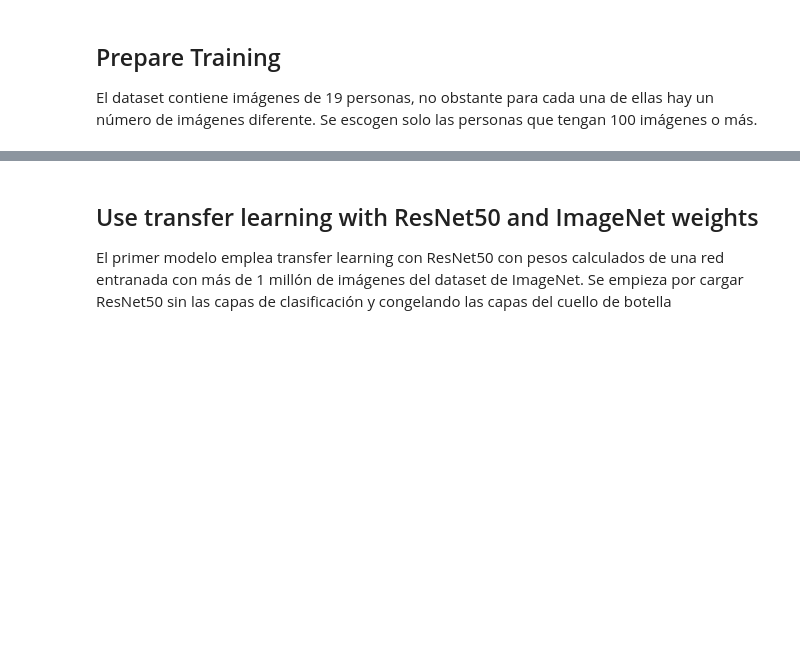
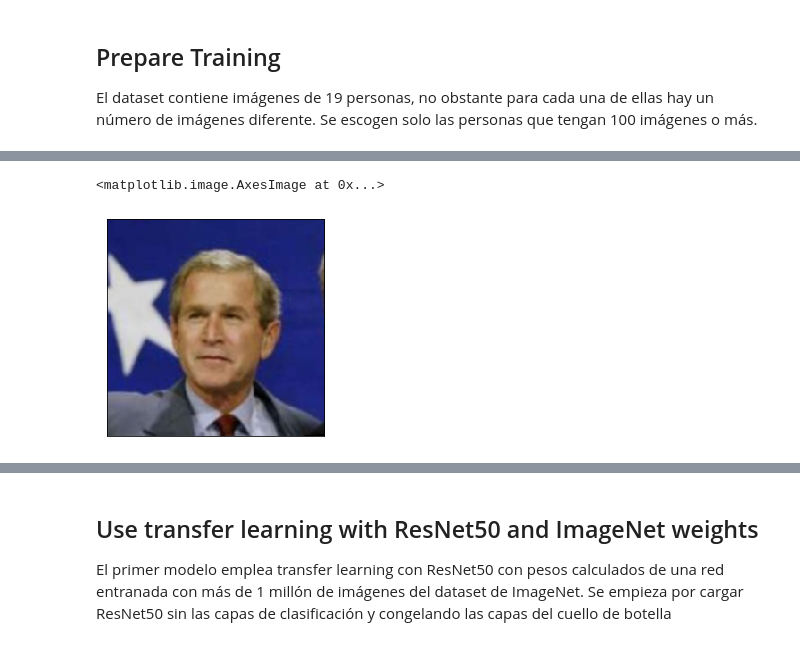
Before and after one commit to SergioCuencaNunez/TFG.-Reconocimiento-Facial, a Jupyter notebook: models/cnn_model_2.ipynb, the cells around one changed output, grey strips where cells are left out. Saved outputs shown, nothing was run; the diff lists cells and outputs as text; code cells hidden in the pictures; blank space fills up the shorter version.

```diff
--- a/models/cnn_model_2.ipynb
+++ b/models/cnn_model_2.ipynb
@@ -75,0 +114,9 @@ Los modelos de clasificación se entrenan mejor con datasets que estén balancea
+# %%
+import keras.utils as image
+x = image.load_img('/content/drive/MyDrive/Colab Notebooks/scikit_learn_data/lfw_home/lfw_funneled/George_W_Bush/George_W_Bush_0001.jpg', target_size=(224, 224))
+plt.xticks([])
+plt.yticks([])
+plt.imshow(x)
+# %% [output]
+<matplotlib.image.AxesImage at 0x...>
+[figure, added]
```
Also changed, not shown: parts of 36 cells of this notebook.
